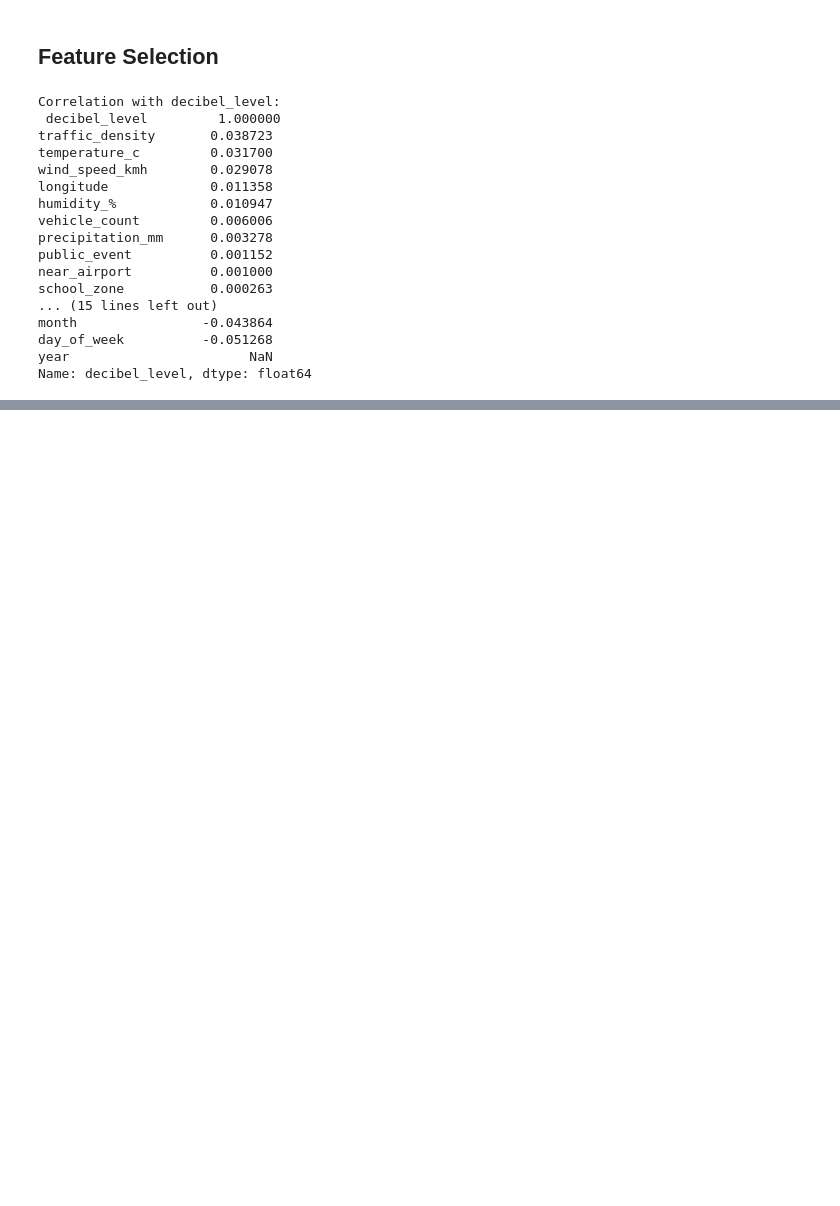
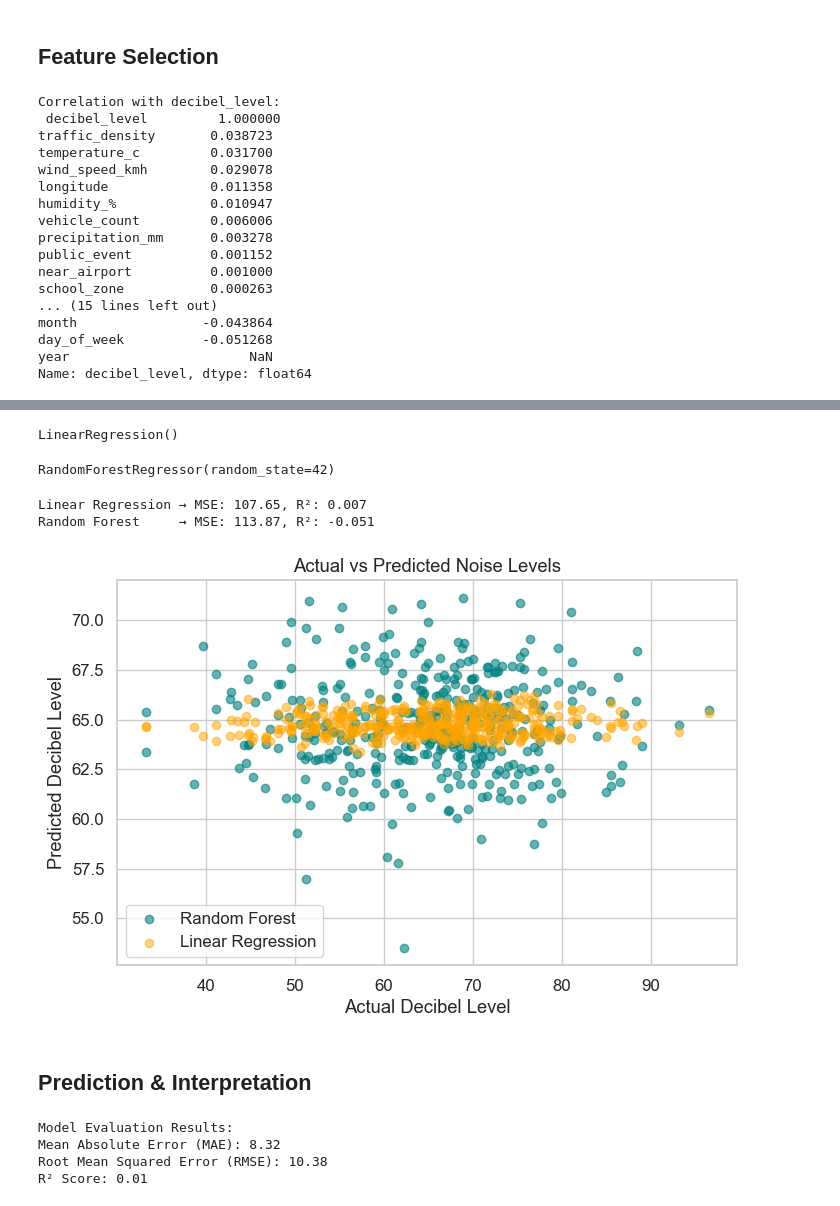
Before and after one commit to sanodyaJinadasa/Urban-noise-analysis, a Jupyter notebook: Analysis.ipynb, the cells around one changed output, grey strips where cells are left out. Cells and saved outputs as stored; diff of their text form; code cells hidden in the pictures; blank space fills up the shorter version.

```diff
--- a/Analysis.ipynb
+++ b/Analysis.ipynb
@@ -356,0 +368,14 @@ Name: decibel_level, dtype: float64
+# %%
+lin_reg = LinearRegression()
+lin_reg.fit(X_train, y_train)
+# %% [output]
+LinearRegression()
+# %%
+y_pred_lr = lin_reg.predict(X_test)
+# %%
+rf_model = RandomForestRegressor(n_estimators=100, random_state=42)
+rf_model.fit(X_train, y_train)
+# %% [output]
+RandomForestRegressor(random_state=42)
+# %%
+y_pred_rf = rf_model.predict(X_test)
@@ -356,0 +385,22 @@ Name: decibel_level, dtype: float64
+# %%
+mse_rf = mean_squared_error(y_test, y_pred_rf)
+r2_rf = r2_score(y_test, y_pred_rf)
+
+print(f"Linear Regression → MSE: {mse_lr:.2f}, R²: {r2_lr:.3f}")
+print(f"Random Forest     → MSE: {mse_rf:.2f}, R²: {r2_rf:.3f}")
+# %% [output]
+Linear Regression → MSE: 107.65, R²: 0.007
+Random Forest     → MSE: 113.87, R²: -0.051
+# %%
+plt.figure(figsize=(8, 5))
+plt.scatter(y_test, y_pred_rf, alpha=0.6, label='Random Forest', color='teal')
+plt.scatter(y_test, y_pred_lr, alpha=0.5, label='Linear Regression', color='orange')
+plt.xlabel("Actual Decibel Level")
+plt.ylabel("Predicted Decibel Level")
+plt.title("Actual vs Predicted Noise Levels")
+plt.legend()
+plt.show()
+# %% [output]
+[figure, added]
+# %% [markdown]
+## Prediction & Interpretation
@@ -356,0 +409,25 @@ Name: decibel_level, dtype: float64
+# %%
+X = df[["hour", "temperature_c", "humidity_%", "wind_speed_kmh", "is_weekend"]]
+y = df["decibel_level"]
+
+X_train, X_test, y_train, y_test = train_test_split(X, y, test_size=0.2, random_state=42)
+
+model = LinearRegression()
+model.fit(X_train, y_train)
+
+y_pred = model.predict(X_test)
+
+mae = mean_absolute_error(y_test, y_pred)
+mse = mean_squared_error(y_test, y_pred)
+rmse = np.sqrt(mse)
+r2 = r2_score(y_test, y_pred)
+
+print("Model Evaluation Results:")
+print(f"Mean Absolute Error (MAE): {mae:.2f}")
+print(f"Root Mean Squared Error (RMSE): {rmse:.2f}")
+print(f"R² Score: {r2:.2f}")
+# %% [output]
+Model Evaluation Results:
+Mean Absolute Error (MAE): 8.32
+Root Mean Squared Error (RMSE): 10.38
+R² Score: 0.01
```
Also changed, not shown: parts of 11 cells of this notebook.
